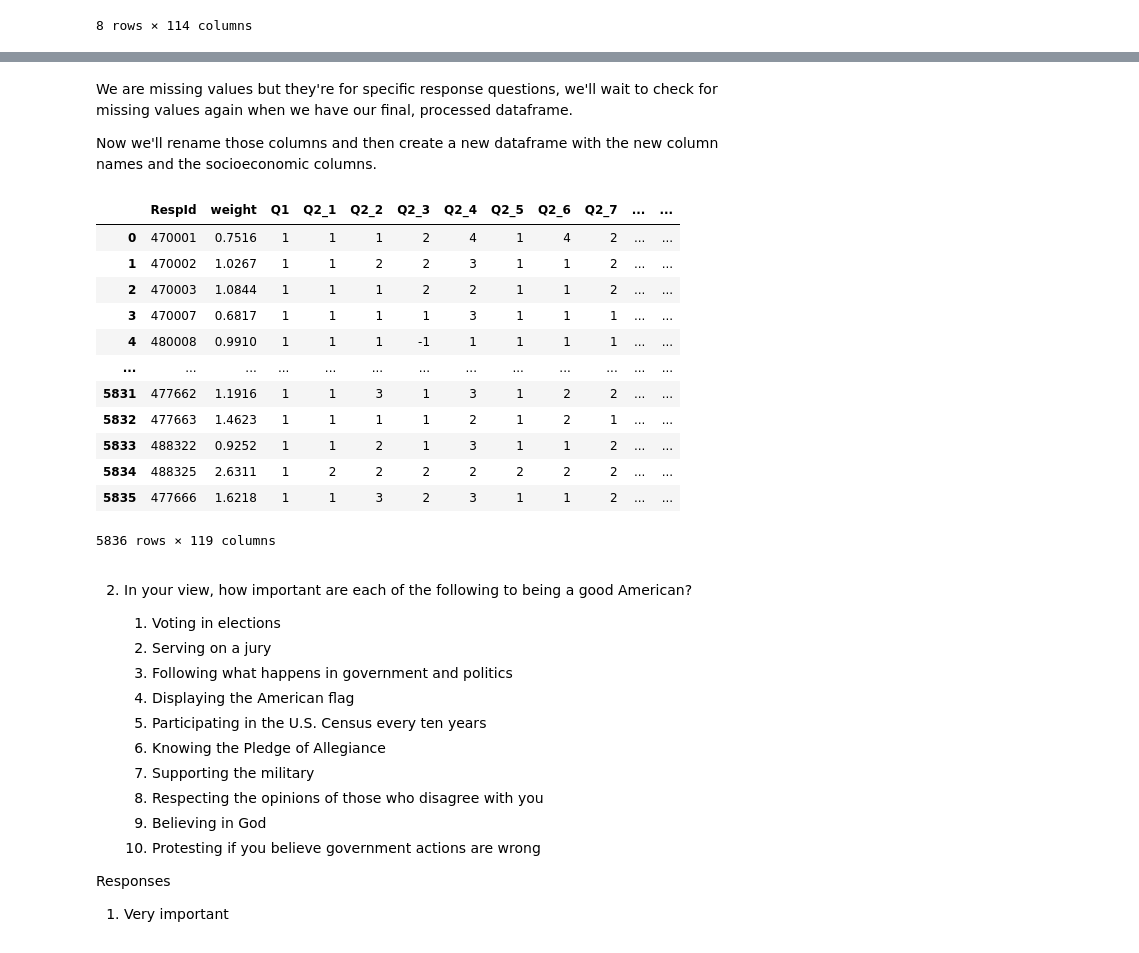
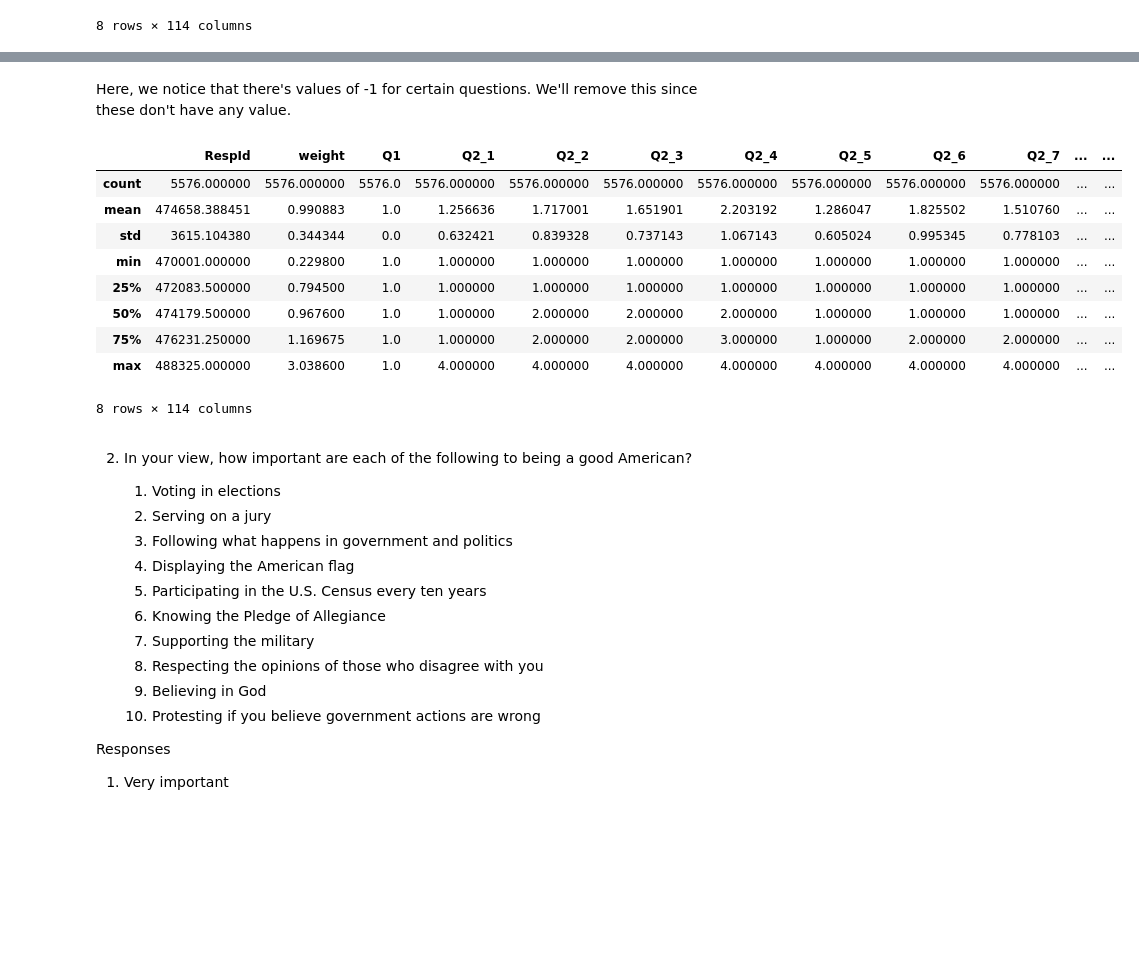
Before and after one commit to The-Rebeckoning/data-science, a Jupyter notebook: portfolio/in-progress/american_valuesv2/eda-american-valuesv2.ipynb, the cells around one changed output, grey strips where cells are left out. Cells and saved outputs as stored; diff of their text form; code cells hidden in the pictures; blank space fills up the shorter version.

```diff
--- a/portfolio/in-progress/american_valuesv2/eda-american-valuesv2.ipynb
+++ b/portfolio/in-progress/american_valuesv2/eda-american-valuesv2.ipynb
@@ -89,9 +72,7 @@ Length: 119, dtype: int64
-# %% [markdown]
-We are missing values but they're for specific response questions, we'll wait to check for missing values again when we have our final, processed dataframe.
-
-Now we'll rename those columns and then create a new dataframe with the new column names and the socioeconomic columns.
+# %% [markdown]
+Here, we notice that there's values of -1 for certain questions. We'll remove this since these don't have any value.
 # %%
-# Create dictionary with corresponding keys
+# Create dictionary with corresponding keys (we'll use later to rename the columns)
 
 column_dict = {"Q2_1":"Voting",
         "Q2_2": "Jury",
@@ -110,37 +91,14 @@ column_dict = {"Q2_1":"Voting",
         "Q3_5":"Traditional_Parties",
         "Q3_5":"Way_People_Talk"}
 
-# Create list of dictionary
-keylist = list(column_dict.keys())
+# Create list of original column names
+original_column_names = list(column_dict.keys())
 
 # Create two lists that we'll use to restructure the survey data
 question_two = []
 question_three = []
-for key in keylist:
+for key in original_column_names:
     if "Q2" in key:
         question_two.append(key)
     else:
         question_three.append(key)
-
-# Likert scale data (make agreeable
-
-# Create two lists for questions two and three, restructure data that way
-
-# Age (bins)
-
-# make the bins by quartile
-df
-# %% [output]
-|  | RespId | weight | Q1 | Q2_1 | Q2_2 | Q2_3 | Q2_4 | Q2_5 | Q2_6 | Q2_7 | ... | ... |
-| 0 | 470001 | 0.7516 | 1 | 1 | 1 | 2 | 4 | 1 | 4 | 2 | ... | ... |
-| 1 | 470002 | 1.0267 | 1 | 1 | 2 | 2 | 3 | 1 | 1 | 2 | ... | ... |
-| 2 | 470003 | 1.0844 | 1 | 1 | 1 | 2 | 2 | 1 | 1 | 2 | ... | ... |
-| 3 | 470007 | 0.6817 | 1 | 1 | 1 | 1 | 3 | 1 | 1 | 1 | ... | ... |
-| 4 | 480008 | 0.9910 | 1 | 1 | 1 | -1 | 1 | 1 | 1 | 1 | ... | ... |
-| ... | ... | ... | ... | ... | ... | ... | ... | ... | ... | ... | ... | ... |
-| 5831 | 477662 | 1.1916 | 1 | 1 | 3 | 1 | 3 | 1 | 2 | 2 | ... | ... |
-| 5832 | 477663 | 1.4623 | 1 | 1 | 1 | 1 | 2 | 1 | 2 | 1 | ... | ... |
-| 5833 | 488322 | 0.9252 | 1 | 1 | 2 | 1 | 3 | 1 | 1 | 2 | ... | ... |
-| 5834 | 488325 | 2.6311 | 1 | 2 | 2 | 2 | 2 | 2 | 2 | 2 | ... | ... |
-| 5835 | 477666 | 1.6218 | 1 | 1 | 3 | 2 | 3 | 1 | 1 | 2 | ... | ... |
-5836 rows × 119 columns
@@ -147,3 +109,16 @@ df
+# %%
+df.describe()
+# %% [output]
+|  | RespId | weight | Q1 | Q2_1 | Q2_2 | Q2_3 | Q2_4 | Q2_5 | Q2_6 | Q2_7 | ... | ... |
+| count | 5576.000000 | 5576.000000 | 5576.0 | 5576.000000 | 5576.000000 | 5576.000000 | 5576.000000 | 5576.000000 | 5576.000000 | 5576.000000 | ... | ... |
+| mean | 474658.388451 | 0.990883 | 1.0 | 1.256636 | 1.717001 | 1.651901 | 2.203192 | 1.286047 | 1.825502 | 1.510760 | ... | ... |
+| std | 3615.104380 | 0.344344 | 0.0 | 0.632421 | 0.839328 | 0.737143 | 1.067143 | 0.605024 | 0.995345 | 0.778103 | ... | ... |
+| min | 470001.000000 | 0.229800 | 1.0 | 1.000000 | 1.000000 | 1.000000 | 1.000000 | 1.000000 | 1.000000 | 1.000000 | ... | ... |
+| 25% | 472083.500000 | 0.794500 | 1.0 | 1.000000 | 1.000000 | 1.000000 | 1.000000 | 1.000000 | 1.000000 | 1.000000 | ... | ... |
+| 50% | 474179.500000 | 0.967600 | 1.0 | 1.000000 | 2.000000 | 2.000000 | 2.000000 | 1.000000 | 1.000000 | 1.000000 | ... | ... |
+| 75% | 476231.250000 | 1.169675 | 1.0 | 1.000000 | 2.000000 | 2.000000 | 3.000000 | 1.000000 | 2.000000 | 2.000000 | ... | ... |
+| max | 488325.000000 | 3.038600 | 1.0 | 4.000000 | 4.000000 | 4.000000 | 4.000000 | 4.000000 | 4.000000 | 4.000000 | ... | ... |
+8 rows × 114 columns
 # %% [markdown]
 2. In your view, how important are each of the following to being a good American?
 
```
Also changed, not shown: parts of 15 cells of this notebook, 1 other file.
